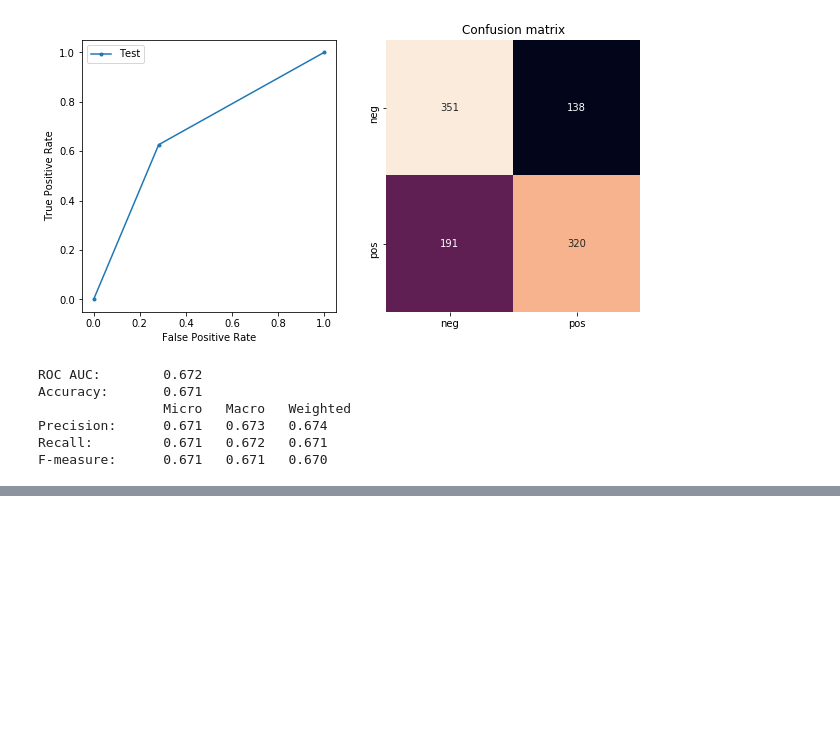
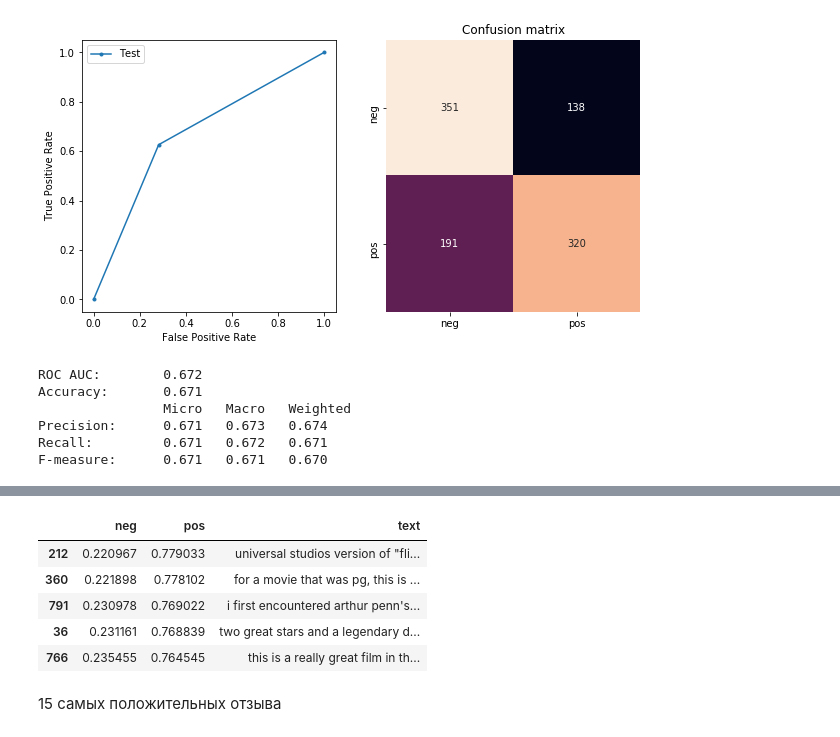
Before and after one commit to MacJei/comp_ling, a Jupyter notebook: ML_hw2.ipynb, the cells around one changed output, grey strips where cells are left out. Saved outputs shown, nothing was run; the diff lists cells and outputs as text; code cells hidden in the pictures; blank space fills up the shorter version.

```diff
--- a/ML_hw2.ipynb
+++ b/ML_hw2.ipynb
@@ -358,0 +415,12 @@ F-measure:      0.671   0.671   0.670
+# %%
+positive = probability_df.sort_values('pos', ascending=False)
+positive.head()
+# %% [output]
+|  | neg | pos | text |
+| 212 | 0.220967 | 0.779033 | universal studios version of "fli... |
+| 360 | 0.221898 | 0.778102 | for a movie that was pg, this is ... |
+| 791 | 0.230978 | 0.769022 | i first encountered arthur penn's... |
+| 36 | 0.231161 | 0.768839 | two great stars and a legendary d... |
+| 766 | 0.235455 | 0.764545 | this is a really great film in th... |
+# %% [markdown]
+15 самых положительных отзыва
```
Also changed, not shown: parts of 15 cells of this notebook.
